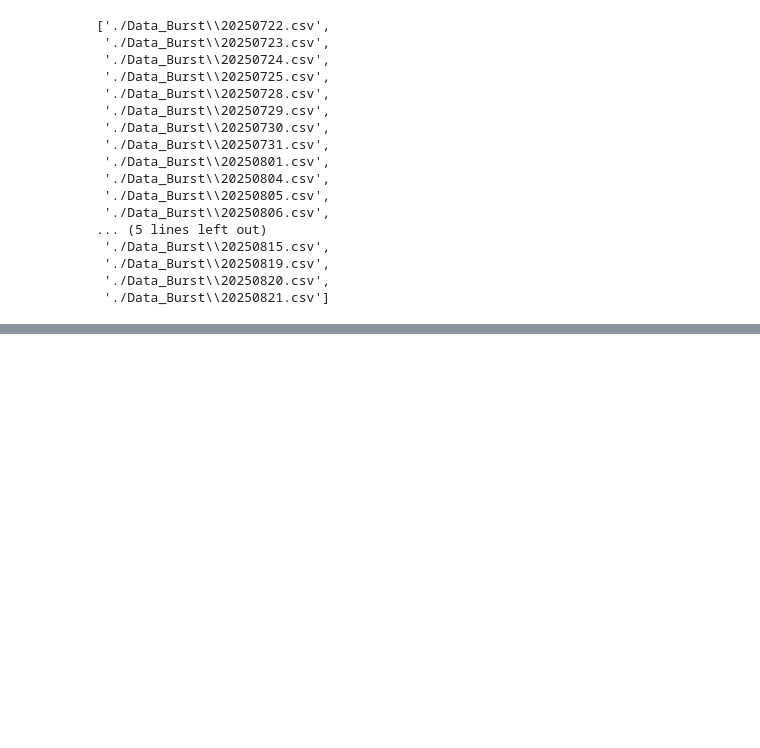
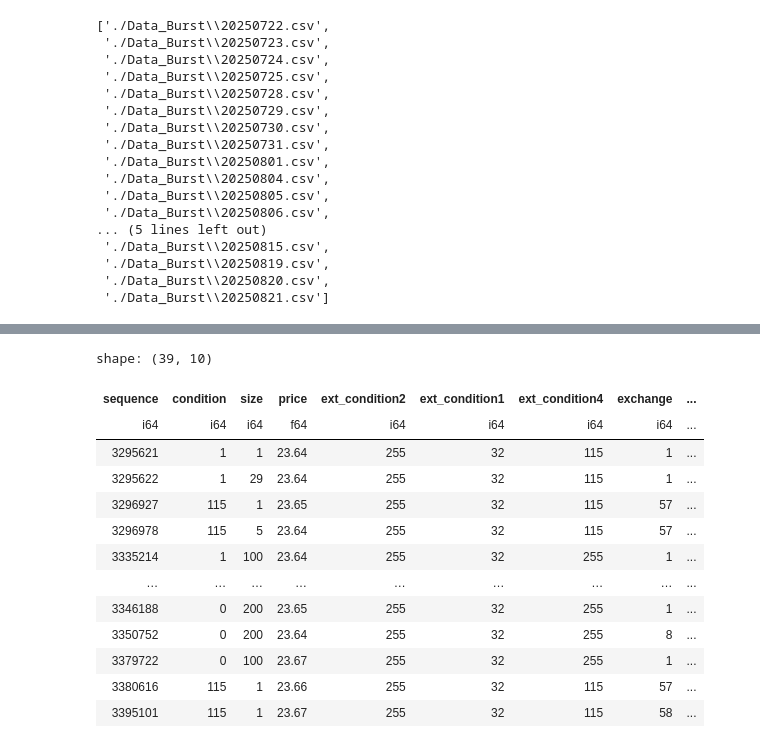
Before and after one commit to vandel/Ki2_Alerts, a Jupyter notebook: Code/HFT_Event_Processing.ipynb, the cells around one changed output, grey strips where cells are left out. Drawn from its saved outputs; the diff is of its cells as text; code cells hidden in the pictures; blank space fills up the shorter version.

```diff
--- a/Code/HFT_Event_Processing.ipynb
+++ b/Code/HFT_Event_Processing.ipynb
@@ -541,0 +847,35 @@ shape: (98_877, 4)
+# %%
+
+symbol="AAPU"
+
+params = {
+    "symbol": symbol,
+    "date": date_str,
+    "start_time": start_time_str,
+    "end_time": end_time_str,
+    "format": FORMAT
+        }
+try:
+    response = httpx.get(BASE_URL, params=params, timeout=10)
+    response.raise_for_status()
+    # Parse NDJSON response (one JSON object per line)
+    trades = [json.loads(line) for line in response.text.strip().split('\n') if line.strip()]
+except Exception as e:
+    trades = []
+
+# convert trades to polars dataframe
+trades_df = pl.DataFrame(trades)
+
+print(f'Params: {params}')
+
+print(f'Fetched {len(trades)} trades for symbol {symbol}')
+
+# # Combine the burst symbol info and trade data
+# results.append({
+#     "Event_Date_Time": event_dt,
+#     "Symbol": symbol,
+#     "Burst_Info": symbol_info,
+#     "Trade_History": trades
+# })
+trades_df
+# %% [output]
@@ -541,0 +884,14 @@ shape: (98_877, 4)
+shape: (39, 10)
+| sequence | condition | size | price | ext_condition2 | ext_condition1 | ext_condition4 | exchange | ... |
+| i64 | i64 | i64 | f64 | i64 | i64 | i64 | i64 | ... |
+| 3295621 | 1 | 1 | 23.64 | 255 | 32 | 115 | 1 | ... |
+| 3295622 | 1 | 29 | 23.64 | 255 | 32 | 115 | 1 | ... |
+| 3296927 | 115 | 1 | 23.65 | 255 | 32 | 115 | 57 | ... |
+| 3296978 | 115 | 5 | 23.64 | 255 | 32 | 115 | 57 | ... |
+| 3335214 | 1 | 100 | 23.64 | 255 | 32 | 255 | 1 | ... |
+| … | … | … | … | … | … | … | … | ... |
+| 3346188 | 0 | 200 | 23.65 | 255 | 32 | 255 | 1 | ... |
+| 3350752 | 0 | 200 | 23.64 | 255 | 32 | 255 | 8 | ... |
+| 3379722 | 0 | 100 | 23.67 | 255 | 32 | 255 | 1 | ... |
+| 3380616 | 115 | 1 | 23.66 | 255 | 32 | 115 | 57 | ... |
+| 3395101 | 115 | 1 | 23.67 | 255 | 32 | 115 | 58 | ... |
```
Also changed, not shown: parts of 21 cells of this notebook.
